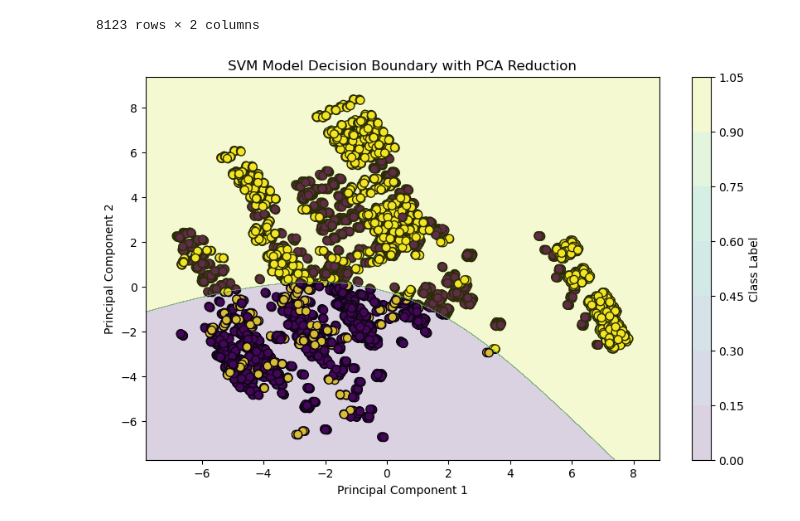
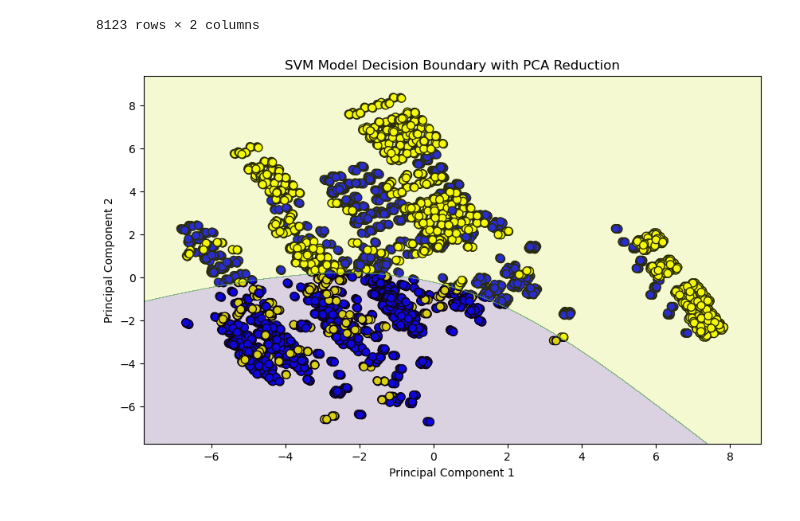
Before and after one commit to KhanhTheChau/MHUD-CT294, a Jupyter notebook: Nhap/svm.ipynb, the cells around one changed output. Saved outputs shown, nothing was run; the diff lists cells and outputs as text; code cells hidden in the pictures.

```diff
--- a/Nhap/svm.ipynb
+++ b/Nhap/svm.ipynb
@@ -68,3 +70,6 @@ for col in ms_col:
     decode_ms[col] = {}
     for value, count in zip(values, counts):
         decode_ms[col][value] = count
+# %%
+for col in data.columns:
+    print(np.unique(data[col]))
@@ -97,3 +120,6 @@ p.3: [0 1 2 3 4], type: int32
 k.1: [0 1 2 3 4 5 6 7 8], type: int32
 s.3: [0 1 2 3 4 5], type: int32
 u: [0 1 2 3 4 5 6], type: int32
+# %%
+for col in encode_data.columns:
+    print(np.unique(encode_data[col]))
@@ -298,23 +358,27 @@ pd.DataFrame(data = features_pca)
 8123 rows × 2 columns
 # %%
 plt.figure(figsize=(10, 6))
-plt.scatter(features_pca[:, 0], features_pca[:, 1], c=target, edgecolor='k', s=50)
 
-# Create a mesh grid for the decision boundary
+# Chọn màu sắc dựa trên nhãn
+colors = np.where(target == 0, 'blue', 'yellow')  # Giả sử 0 là một lớp và 1 là lớp khác
+
+# Vẽ scatter plot
+plt.scatter(features_pca[:, 0], features_pca[:, 1], c=colors, edgecolor='k', s=50)
+
+# Tạo mesh grid cho đường biên quyết định
 x_min, x_max = features_pca[:, 0].min() - 1, features_pca[:, 0].max() + 1
 y_min, y_max = features_pca[:, 1].min() - 1, features_pca[:, 1].max() + 1
 xx, yy = np.meshgrid(np.arange(x_min, x_max, 0.01), np.arange(y_min, y_max, 0.01))
 
-# Predict on the mesh grid
+# Dự đoán trên mesh grid
 Z = svm_model.predict(pca_model.inverse_transform(np.c_[xx.ravel(), yy.ravel()]))
 Z = Z.reshape(xx.shape)
 
-# Plot decision boundary
+# Vẽ đường biên quyết định
 plt.contourf(xx, yy, Z, alpha=0.2)
 plt.title("SVM Model Decision Boundary with PCA Reduction")
 plt.xlabel("Principal Component 1")
 plt.ylabel("Principal Component 2")
-plt.colorbar(label='Class Label')
 plt.show()
 # %% [output]
-[figure, old version]
+[figure, new version]
```
Also changed, not shown: parts of 4 cells of this notebook, 8 other files.
